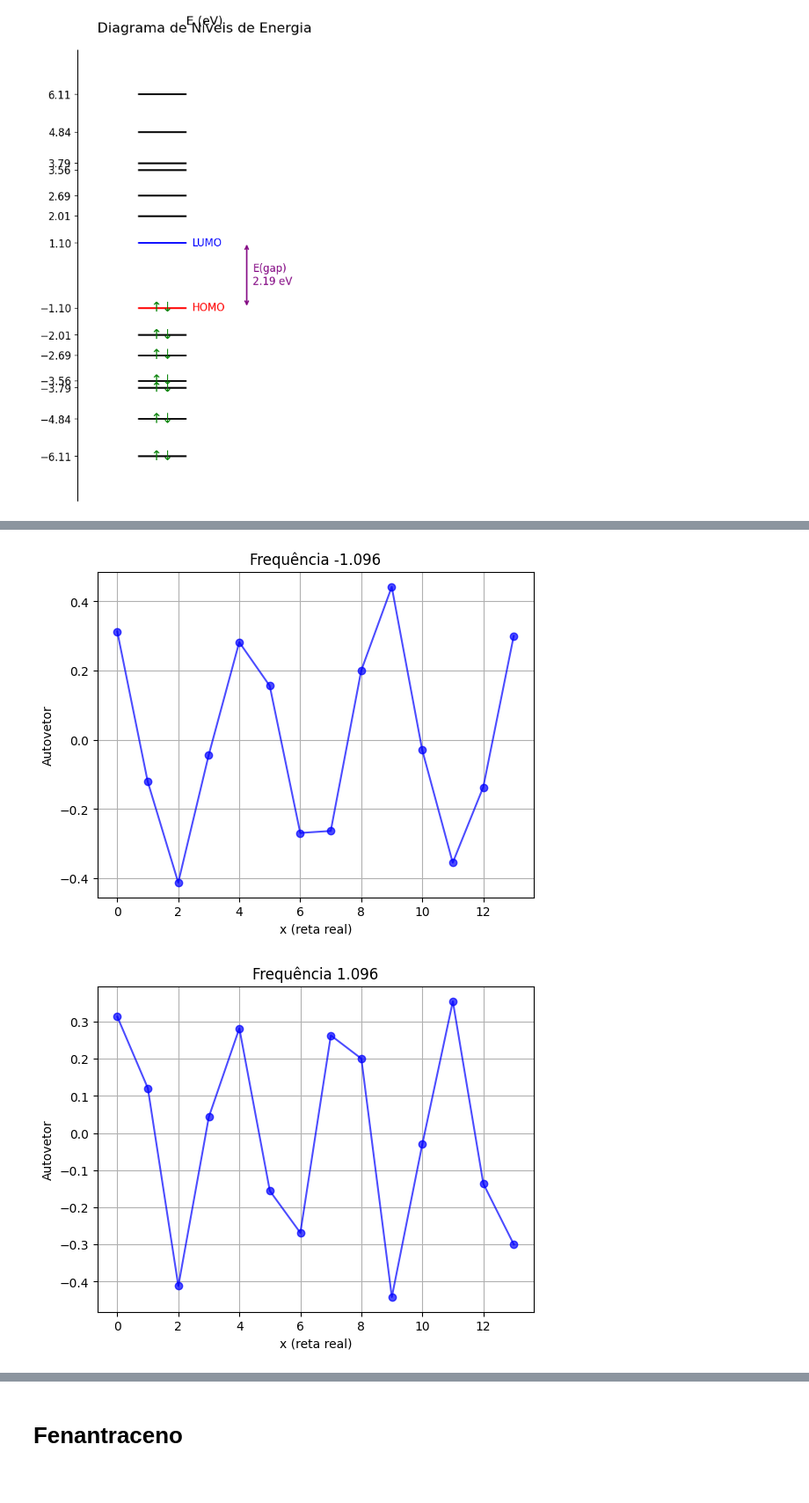
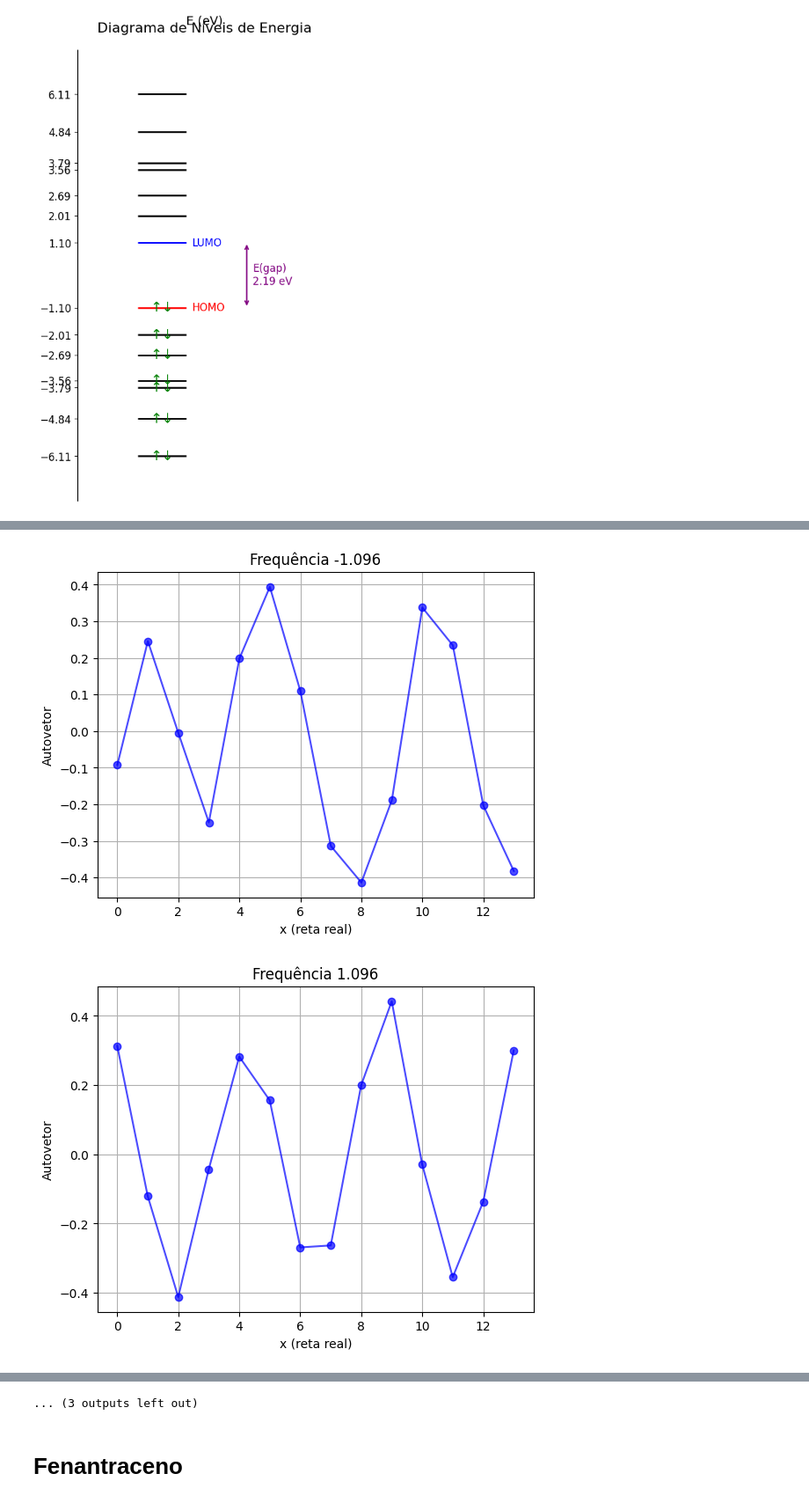
Before and after one commit to enzo-souza/av8, a Jupyter notebook: Untitled-1.ipynb, the cells around one changed output, grey strips where cells are left out. Shown at 88% size. Drawn from its saved outputs; the diff is of its cells as text; code cells hidden in the pictures.

Commit message:
autovetores finalizado

```diff
--- a/Untitled-1.ipynb
+++ b/Untitled-1.ipynb
@@ -232,13 +232,13 @@ print("autovalores:", autovalores_naftaleno)
 
 
 
-#Na biblioteca eig, os autovetores são retornados na coluna, então precisamos transpor a matriz de autovetores para obter os autovetores como linhas.
+'''#Na biblioteca eig, os autovetores são retornados na coluna, então precisamos transpor a matriz de autovetores para obter os autovetores como linhas.
 autovetores_naftaleno.T
 
 idx_naftaleno = autovalores_naftaleno.argsort()
 print('\n',idx_naftaleno)
 print('autovetores',autovetores_naftaleno[:,idx_naftaleno])
-autovetores_naftaleno = np.round(autovetores_naftaleno, decimals=5)
+autovetores_naftaleno = np.round(autovetores_naftaleno, decimals=5)'''
 # %% [output]
 [0, -2.75, 0, 0, 0, 0, 0, 0, 0, -2.25]
 [-2.75, 0, -2.25, 0, 0, 0, -2.25, 0, 0, 0]
@@ -352,6 +350,16 @@ plt.show()
 # %% [output]
 [figure]
 # %%
+#Na biblioteca eig, os autovetores são retornados na coluna, então precisamos transpor a matriz de autovetores para obter os autovetores como linhas.
+autovetores_naftaleno.T
+
+idx_naftaleno = autovalores_naftaleno.argsort()
+print('\n',idx_naftaleno)
+print('autovetores',autovetores_naftaleno[:,idx_naftaleno])
+autovetores_naftaleno = np.round(autovetores_naftaleno, decimals=5)
+
+
+
 x = np.arange(n)
 #plt.figure(figsize=(20,8))
 
@@ -443,13 +468,13 @@ print('autovetores',autovetores_antraceno[:,idx])
 autovetores = np.round(autovetores_antraceno, decimals=5)
 
 
-#Na biblioteca eig, os autovetores são retornados na coluna, então precisamos transpor a matriz de autovetores para obter os autovetores como linhas.
+'''#Na biblioteca eig, os autovetores são retornados na coluna, então precisamos transpor a matriz de autovetores para obter os autovetores como linhas.
 autovetores_antraceno.T
 
 idx_antraceno = autovalores_antraceno.argsort()
 print('\n',idx_antraceno)
 print('autovetores',autovetores_antraceno[:,idx_antraceno])
-autovetores_antraceno = np.round(autovetores_antraceno, decimals=5)
+autovetores_antraceno = np.round(autovetores_antraceno, decimals=5)'''
 # %% [output]
 [0, -2.75, 0, 0, 0, 0, 0, 0, 0, 0, 0, 0, 0, -2.25]
 [-2.75, 0, -2.25, 0, 0, 0, 0, 0, 0, 0, -2.25, 0, 0, 0]
@@ -564,14 +590,24 @@ plt.show()
 # %% [output]
 [figure]
 # %%
+#Na biblioteca eig, os autovetores são retornados na coluna, então precisamos transpor a matriz de autovetores para obter os autovetores como linhas.
+autovetores_antraceno.T
+
+idx_antraceno = autovalores_antraceno.argsort()
+print('\n',idx_antraceno)
+print('autovetores',autovetores_antraceno[:,idx_antraceno])
+autovetores_antraceno = np.round(autovetores_antraceno, decimals=5)
+
+
+
 x = np.arange(n)
 #plt.figure(figsize=(20,8))
 
-for i in range(10):
+for i in range(14):
     plt.plot(x, autovetores[:,idx_antraceno[i]], marker='o', alpha=0.7, linestyle='-', color='blue')
     plt.xlabel('x (reta real)')
     plt.ylabel('Autovetor')
-    plt.title(f'Frequência {autovalores[idx_antraceno[i]]:.3f}')
+    plt.title(f'Frequência {autovalores_antraceno[idx_antraceno[i]]:.3f}')
     plt.grid(True)
     plt.show()
 # %% [output]
@@ -584,2 +637,2 @@ for i in range(10):
-[figure, old version]
+[figure, new version]
-[figure, old version]
+[figure, new version]
@@ -588,3 +642,4 @@ for i in range(10):
+... (3 outputs left out)
 # %% [markdown]
 # Fenantraceno
 # %%
```
Also changed, not shown: parts of 7 cells of this notebook.
